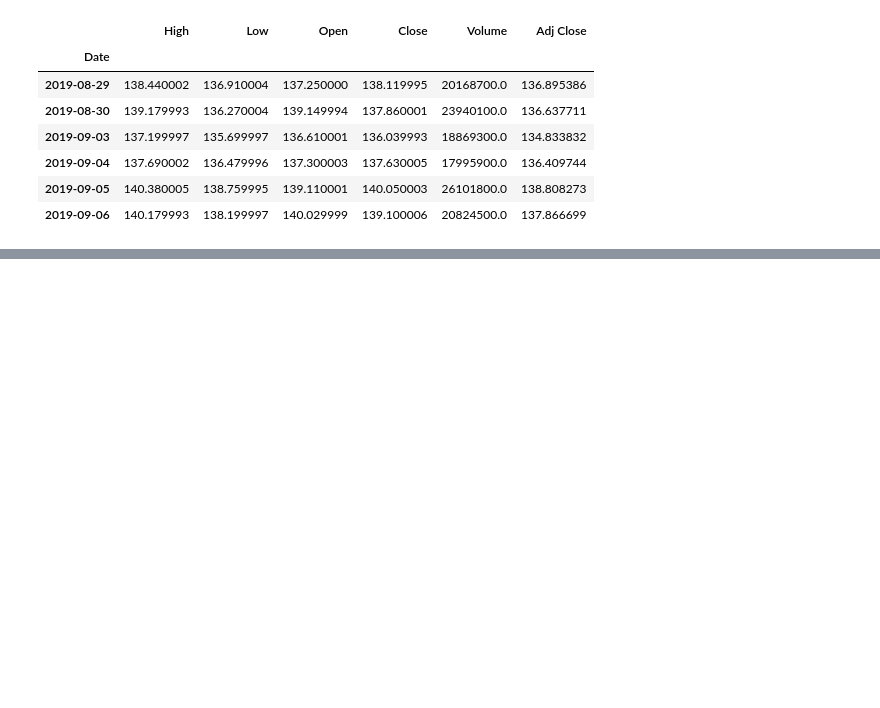
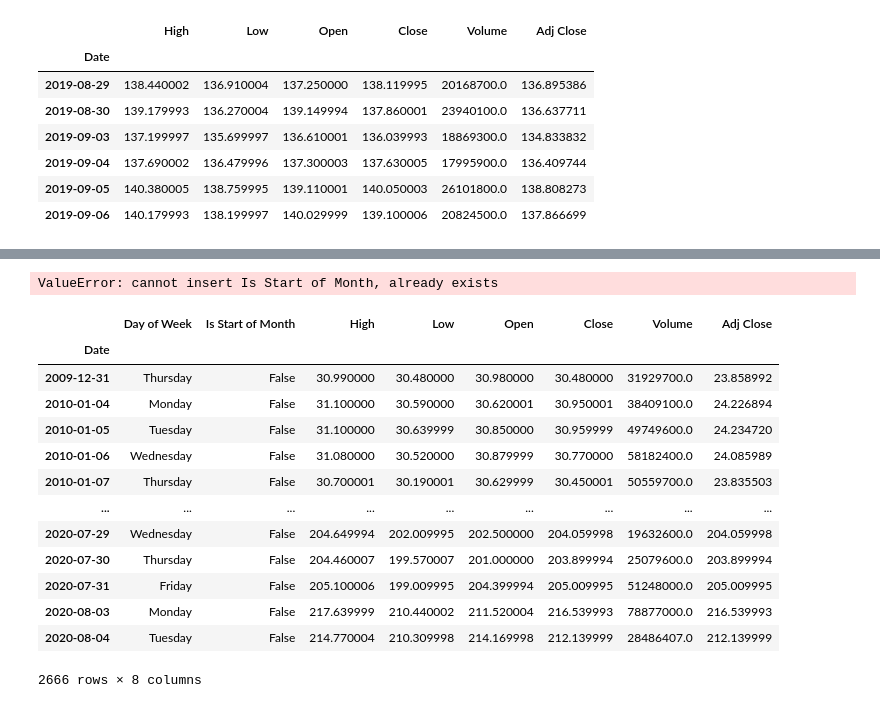
Before and after one commit to stcentre/Pandas-Tutorials, a Jupyter notebook: Pandas_Tutorials/8Pandas_Working_with_Dates_and_Times.ipynb, the cells around one changed output, grey strips where cells are left out. Saved outputs shown, nothing was run; the diff lists cells and outputs as text; code cells hidden in the pictures; blank space fills up the shorter version.

```diff
--- a/Pandas_Tutorials/8Pandas_Working_with_Dates_and_Times.ipynb
+++ b/Pandas_Tutorials/8Pandas_Working_with_Dates_and_Times.ipynb
@@ -354,0 +370,2 @@ stocks[a]
+# %%
+stocks.insert(0,"Day of Week",stocks.index.day_name())
@@ -354,0 +389,21 @@ stocks[a]
+# %%
+stocks.insert(1,'Is Start of Month',stocks.index.is_month_start)
+# %% [output]
+ValueError: cannot insert Is Start of Month, already exists
+# %%
+stocks
+# %% [output]
+|  | Day of Week | Is Start of Month | High | Low | Open | Close | Volume | Adj Close |
+| Date |  |  |  |  |  |  |  |  |
+| 2009-12-31 | Thursday | False | 30.990000 | 30.480000 | 30.980000 | 30.480000 | 31929700.0 | 23.858992 |
+| 2010-01-04 | Monday | False | 31.100000 | 30.590000 | 30.620001 | 30.950001 | 38409100.0 | 24.226894 |
+| 2010-01-05 | Tuesday | False | 31.100000 | 30.639999 | 30.850000 | 30.959999 | 49749600.0 | 24.234720 |
+| 2010-01-06 | Wednesday | False | 31.080000 | 30.520000 | 30.879999 | 30.770000 | 58182400.0 | 24.085989 |
+| 2010-01-07 | Thursday | False | 30.700001 | 30.190001 | 30.629999 | 30.450001 | 50559700.0 | 23.835503 |
+| ... | ... | ... | ... | ... | ... | ... | ... | ... |
+| 2020-07-29 | Wednesday | False | 204.649994 | 202.009995 | 202.500000 | 204.059998 | 19632600.0 | 204.059998 |
+| 2020-07-30 | Thursday | False | 204.460007 | 199.570007 | 201.000000 | 203.899994 | 25079600.0 | 203.899994 |
+| 2020-07-31 | Friday | False | 205.100006 | 199.009995 | 204.399994 | 205.009995 | 51248000.0 | 205.009995 |
+| 2020-08-03 | Monday | False | 217.639999 | 210.440002 | 211.520004 | 216.539993 | 78877000.0 | 216.539993 |
+| 2020-08-04 | Tuesday | False | 214.770004 | 210.309998 | 214.169998 | 212.139999 | 28486407.0 | 212.139999 |
+2666 rows × 8 columns
```
Also changed, not shown: parts of 32 cells of this notebook.
